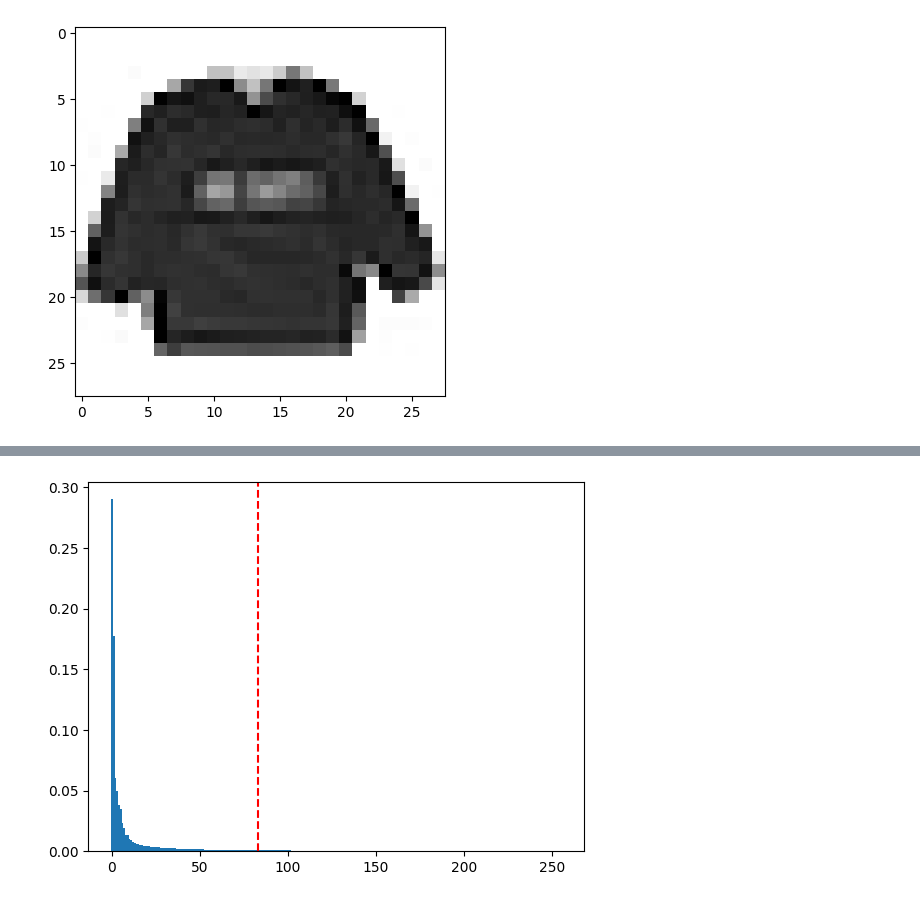
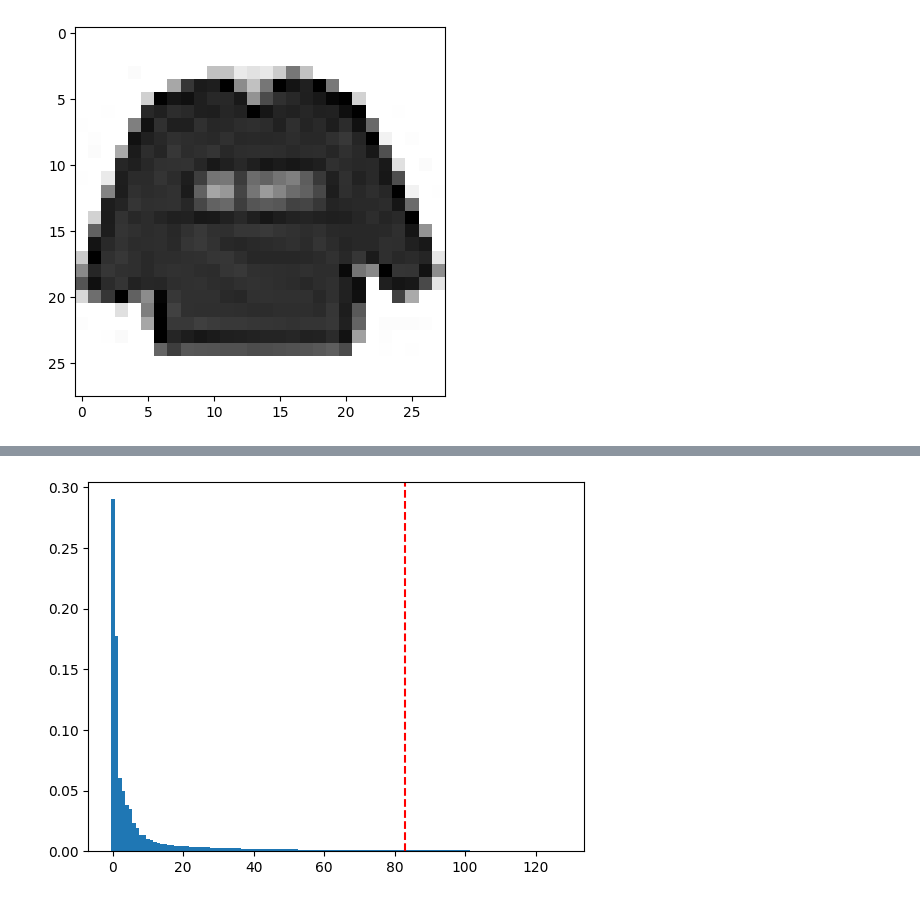
Before and after one commit to frun36/fods-fashion-mnist, a Jupyter notebook: fashion_mnist.ipynb, the cells around one changed output, grey strips where cells are left out. Cells and saved outputs as stored; diff of their text form; code cells hidden in the pictures.

```diff
--- a/fashion_mnist.ipynb
+++ b/fashion_mnist.ipynb
@@ -54,24 +72,24 @@ plot_image(df_all_px, 0)
 # %%
 from sklearn.decomposition import PCA
 
 pca = PCA(random_state=RS)
 pca.fit(df_all_px)
 scree_data = pca.explained_variance_ratio_
 
 # 90% of the variance should remain
 thresh = 0.9
 
 sum = 0
 idx = 0
 for idx, el in enumerate(scree_data):
     sum += el
     if sum > thresh:
         break
 
-scree_len = 256
-plt.axvline(x=idx, color='red', linestyle='--', linewidth=1.5, label='x = 84')
+scree_len = 128
+plt.axvline(x=idx, color='red', linestyle='--', linewidth=1.5)
 # plt.yscale('log')
 plt.bar(range(scree_len), scree_data[:scree_len], width=1)
 plt.show()
 # %% [output]
-[figure, old version]
+[figure, new version]
```
Also changed, not shown: parts of 26 cells of this notebook.
